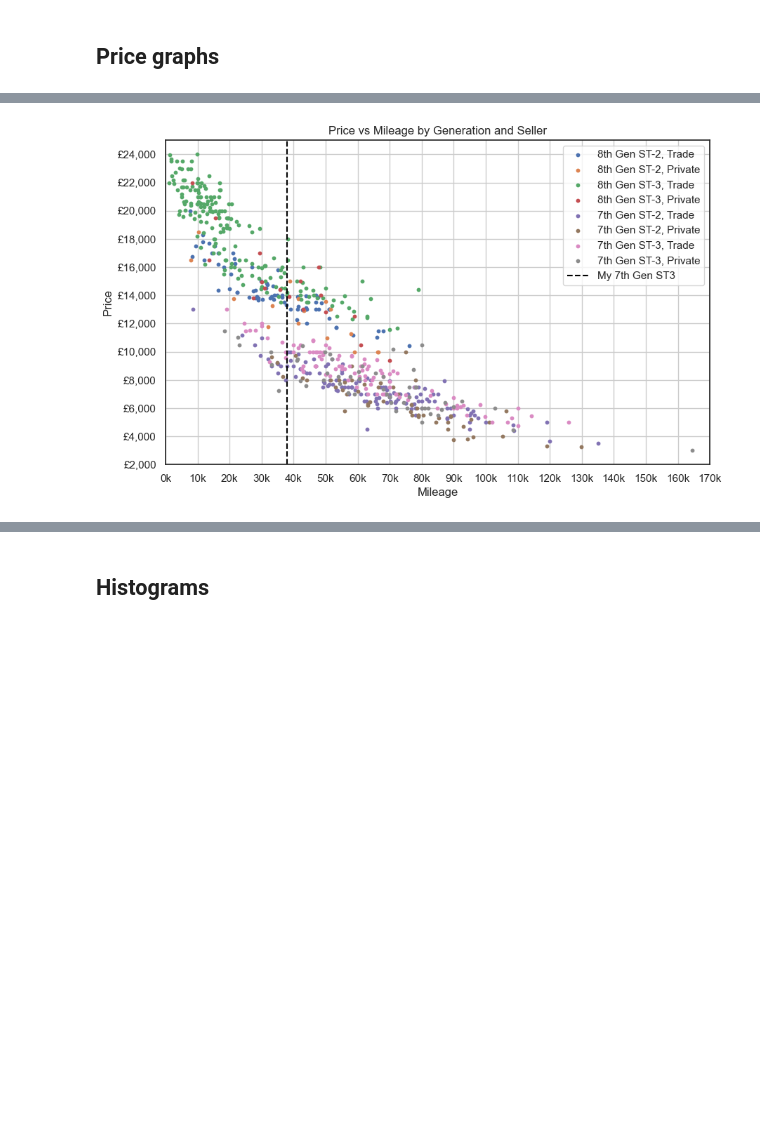
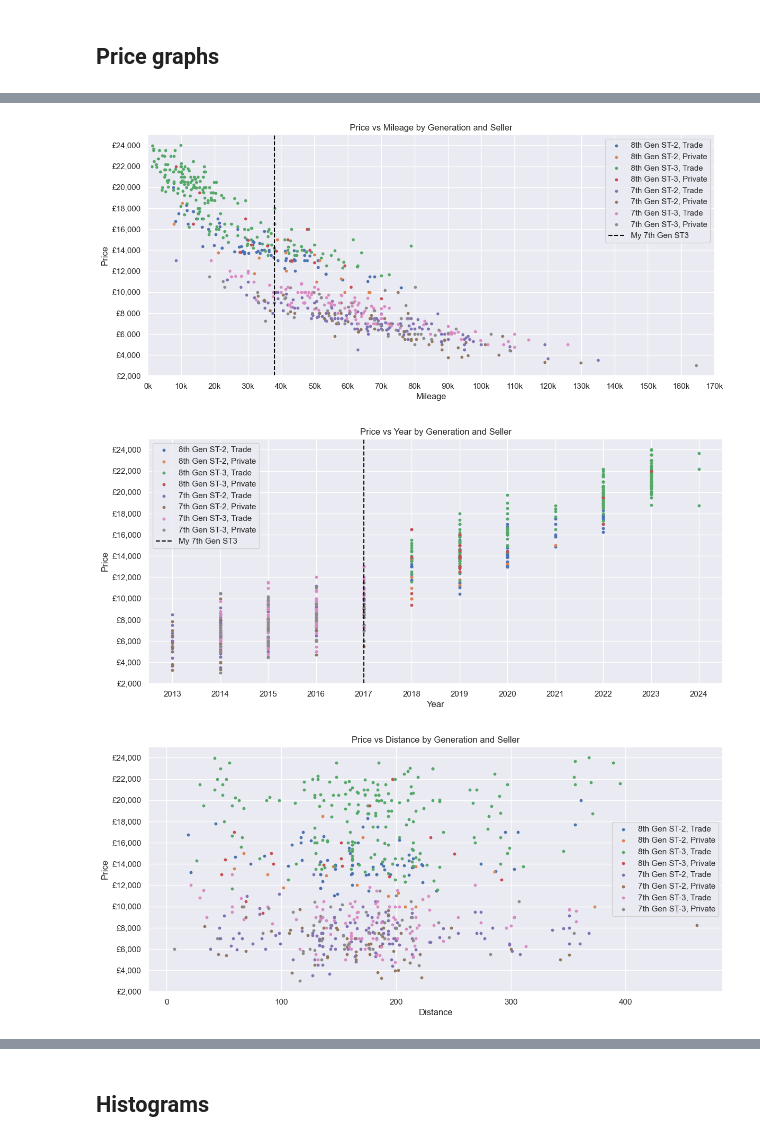
Before and after one commit to jamesdeluk/data-projects, a Jupyter notebook: st.ipynb, the cells around one changed output, grey strips where cells are left out. Cells and saved outputs as stored; diff of their text form; code cells hidden in the pictures; blank space fills up the shorter version.

Commit message:
autotrader extractor fix + better splitting st data

```diff
--- a/st.ipynb
+++ b/st.ipynb
@@ -129,61 +361,8 @@ plt.show()
 # %%
-plt.figure(figsize=(10, 6))
-plt.title('Price vs Mileage by Generation and Seller')
-
-x_col = 'Mileage'
-
-y_gen7_st2_private = gen7_st2_private_data['Price']
-y_gen7_st2_trade = gen7_st2_trade_data['Price']
-x_gen7_st2_private = gen7_st2_private_data[x_col]
-x_gen7_st2_trade = gen7_st2_trade_data[x_col]
-
-y_gen7_st3_private = gen7_st3_private_data['Price']
-y_gen7_st3_trade = gen7_st3_trade_data['Price']
-x_gen7_st3_private = gen7_st3_private_data[x_col]
-x_gen7_st3_trade = gen7_st3_trade_data[x_col]
-
-y_gen8_st2_private = gen8_st2_private_data['Price']
-y_gen8_st2_trade = gen8_st2_trade_data['Price']
-x_gen8_st2_private = gen8_st2_private_data[x_col]
-x_gen8_st2_trade = gen8_st2_trade_data[x_col]
-
-y_gen8_st3_private = gen8_st3_private_data['Price']
-y_gen8_st3_trade = gen8_st3_trade_data['Price']
-x_gen8_st3_private = gen8_st3_private_data[x_col]
-x_gen8_st3_trade = gen8_st3_trade_data[x_col]
-
-plt.scatter(x_gen8_st2_trade, y_gen8_st2_trade, s=10, label='8th Gen ST-2, Trade')
-plt.scatter(x_gen8_st2_private, y_gen8_st2_private, s=10, label='8th Gen ST-2, Private')
-
-plt.scatter(x_gen8_st3_trade, y_gen8_st3_trade, s=10, label='8th Gen ST-3, Trade')
-plt.scatter(x_gen8_st3_private, y_gen8_st3_private, s=10, label='8th Gen ST-3, Private')
-
-plt.scatter(x_gen7_st2_trade, y_gen7_st2_trade, s=10, label='7th Gen ST-2, Trade')
-plt.scatter(x_gen7_st2_private, y_gen7_st2_private, s=10, label='7th Gen ST-2, Private')
-
-plt.scatter(x_gen7_st3_trade, y_gen7_st3_trade, s=10, label='7th Gen ST-3, Trade')
-plt.scatter(x_gen7_st3_private, y_gen7_st3_private, s=10, label='7th Gen ST-3, Private')
-
-plt.axvline(38000, color='black', linestyle='--', label='My 7th Gen ST3')
-
-ax = plt.gca()
-
-plt.ylabel('Price')
-plt.ylim(2000,25000)
-ax.yaxis.set_major_locator(ticker.MultipleLocator(2000))
-def currency_formatter(y, pos):
-    return '£{:,.0f}'.format(y)
-ax.yaxis.set_major_formatter(ticker.FuncFormatter(currency_formatter))
-
-plt.xlabel('Mileage')
-plt.xlim(0,170000)
-ax.xaxis.set_major_locator(ticker.MultipleLocator(10000))
-def thousands_formatter(x, pos):
-    return '{:.0f}k'.format(x / 1000)
-ax.xaxis.set_major_formatter(ticker.FuncFormatter(thousands_formatter))
-
-ax.grid(True)
-plt.legend()
-plt.show()
+plot_price_vs('Mileage')
+plot_price_vs('Year')
+plot_price_vs('Distance')
 # %% [output]
-[figure, old version]
+[figure, new version]
+[figure, added]
+[figure, added]
```
Also changed, not shown: parts of 75 cells of this notebook, 3 other files.
